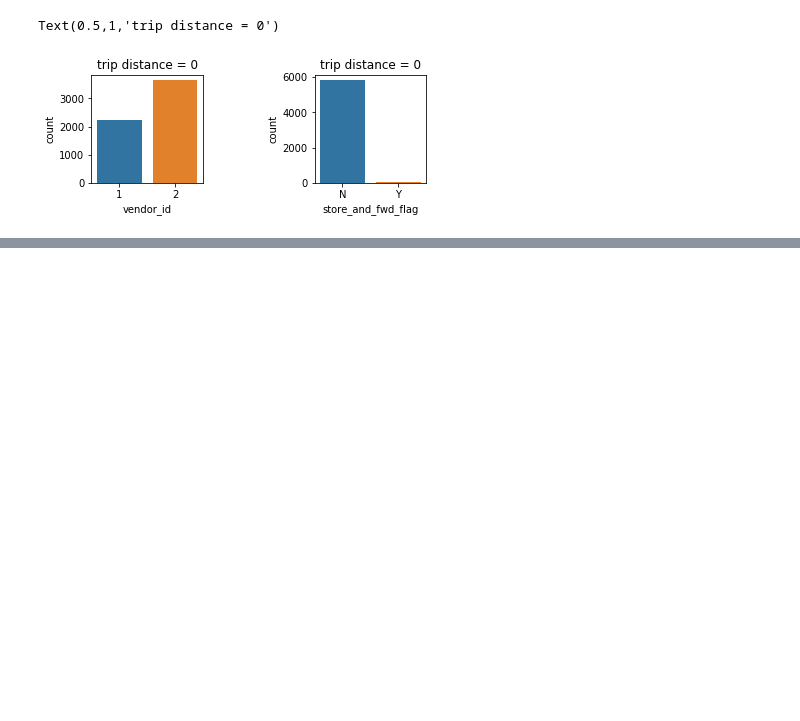
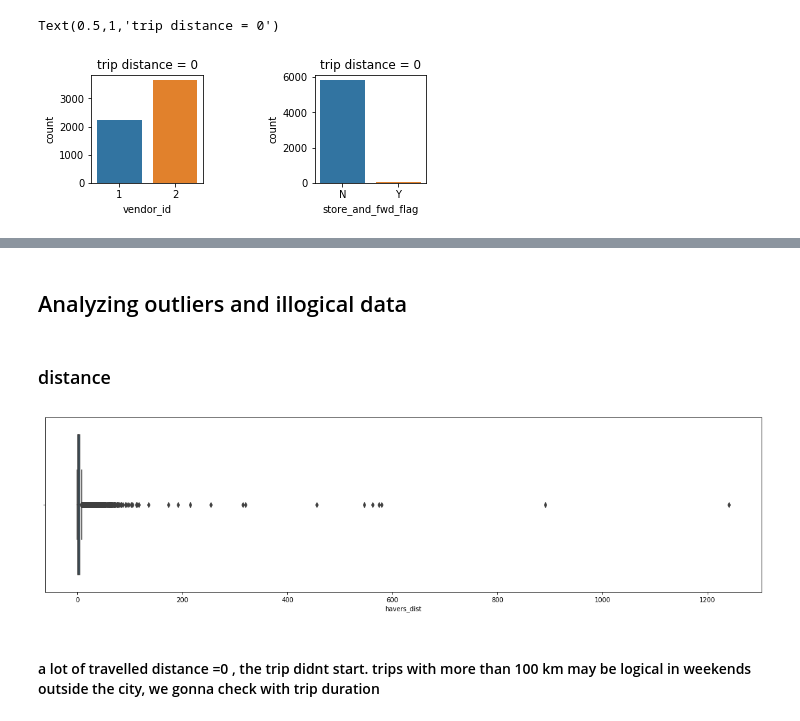
Before and after one commit to teamf3b/NYtaxy, a Jupyter notebook: Data exploration Taxi NY.ipynb, the cells around one changed output, grey strips where cells are left out. Saved outputs shown, nothing was run; the diff lists cells and outputs as text; code cells hidden in the pictures; blank space fills up the shorter version.

Commit message:
"update speed"# Changes to be committed:

```diff
--- a/Data exploration Taxi NY.ipynb
+++ b/Data exploration Taxi NY.ipynb
@@ -535,0 +551,16 @@ Text(0.5,1,'trip distance = 0')
+# %%
+#!pip install haversine
+from haversine import haversine
+
+def haversine_dist(lat1,lat2,lon1,lon2):
+    dist = haversine((lat1, lon1),(lat2,lon2))
+    return dist
+# %%
+taxi_train2['havers_dist']=[haversine_dist(i,j,k,l) for i,j,k,l in zip(taxi_train2['pickup_latitude'],
+                                                                       taxi_train2['dropoff_latitude'],
+                                                                       taxi_train2['pickup_longitude'],
+                                                                       taxi_train2['dropoff_longitude'])]
+
+
+taxi_train2[['pickup_latitude','pickup_longitude','dropoff_latitude','dropoff_longitude','distance1', 'havers_dist', 'id',
+             'trip_duration']].head(10)
@@ -535,0 +601,6 @@ Text(0.5,1,'trip distance = 0')
+# %%
+taxi_train2['pickup_min'] = taxi_train2['pickup_datetime'].dt.minute
+taxi_train2['pickup_sec'] = taxi_train2['pickup_datetime'].dt.second
+taxi_train2['pickup_day'] = taxi_train2['pickup_datetime'].dt.dayofweek
+taxi_train2['pickup_date'] = taxi_train2['pickup_datetime'].dt.day
+taxi_train2['pickup_mon'] = taxi_train2['pickup_datetime'].dt.month
@@ -535,0 +628,2 @@ Text(0.5,1,'trip distance = 0')
+# %%
+taxi_train2['speed']=taxi_train2['havers_dist']/(taxi_train2['trip_duration']/3600) ## in km/h
@@ -535,0 +644,12 @@ Text(0.5,1,'trip distance = 0')
+# %% [markdown]
+## Analyzing outliers and illogical data
+# %% [markdown]
+### distance
+# %%
+plt.figure(figsize = (20,5))
+sns.boxplot(taxi_train2['havers_dist'])
+plt.show()
+# %% [output]
+[figure, added]
+# %% [markdown]
+####  a lot of travelled distance =0 , the trip didnt start. trips with more than 100 km may be logical in weekends outside the city, we gonna check with trip duration
```
Also changed, not shown: parts of 33 cells of this notebook.
